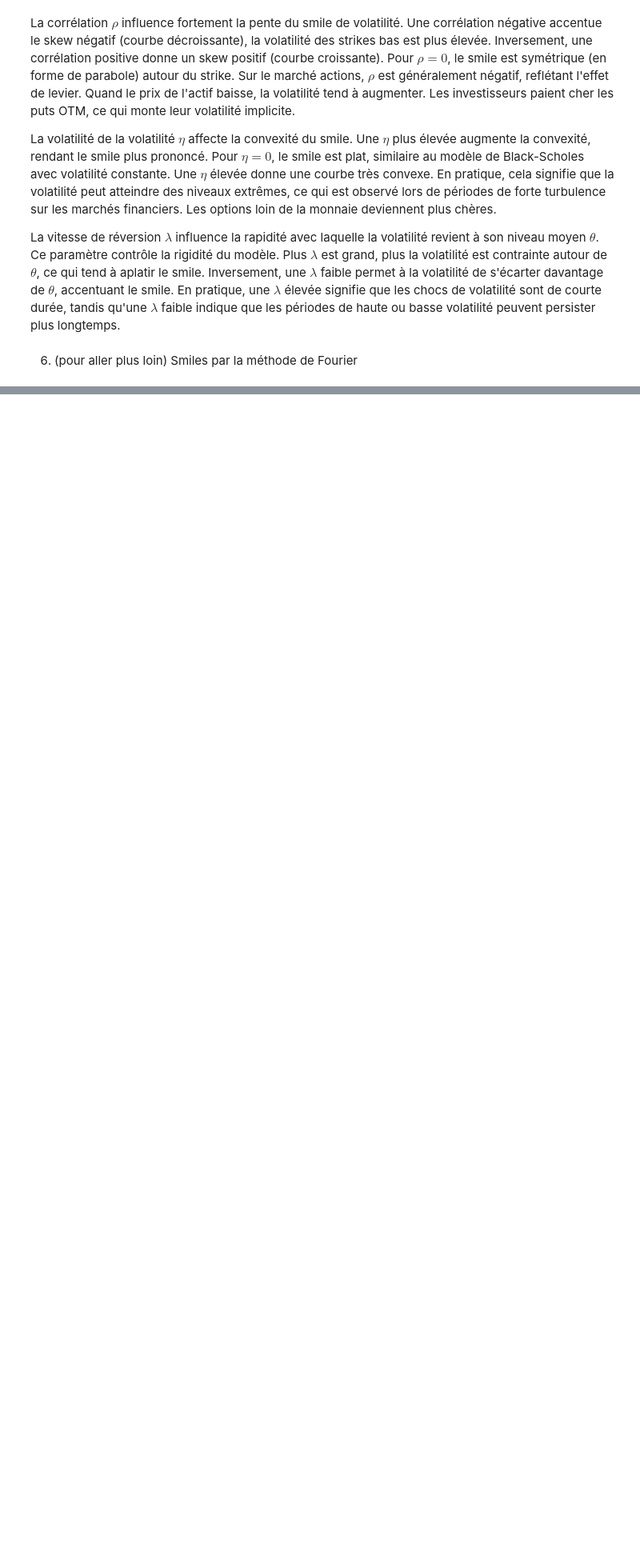
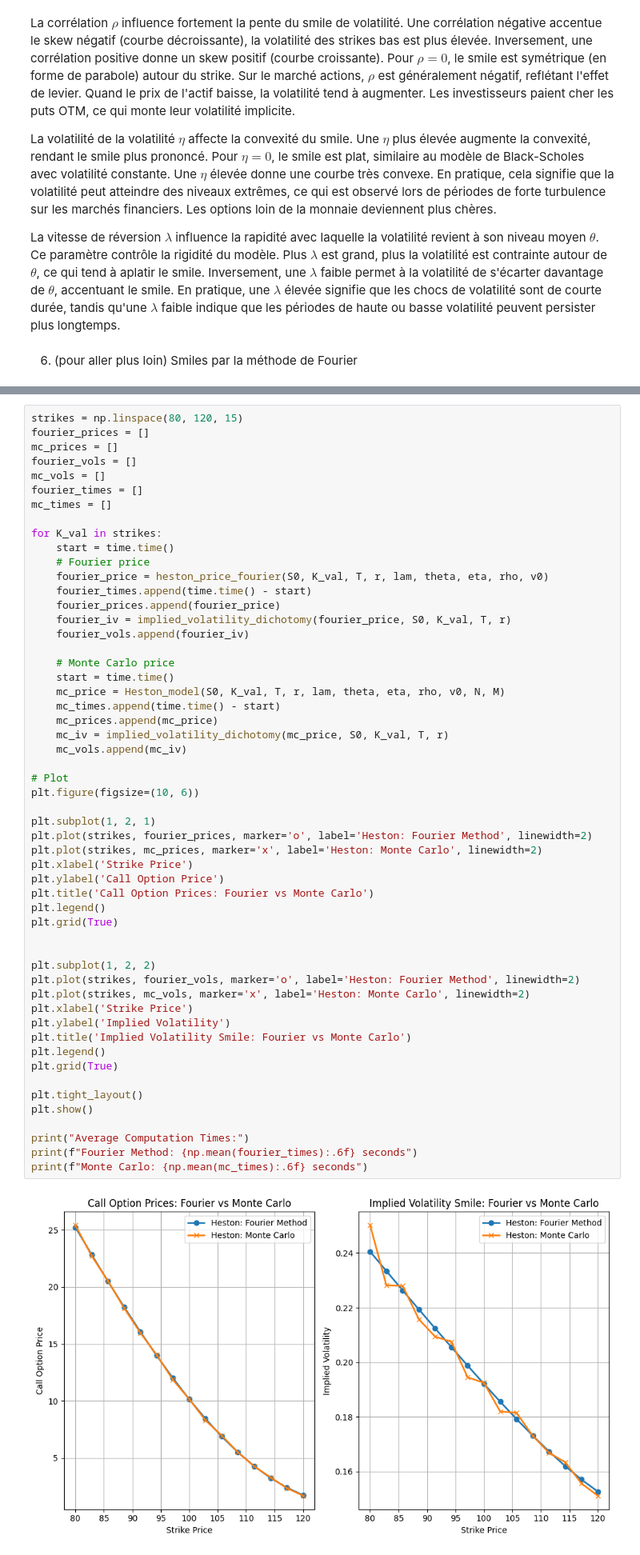
Before and after one commit to adonis107/MDS-MSF, a Jupyter notebook: MSF-QV-JAMAL-ELKBADI-KAPOTOS.ipynb, the cells around one changed output, grey strips where cells are left out. Shown at 80% size. Saved outputs shown, nothing was run; the diff lists cells and outputs as text; blank space fills up the shorter version.

```diff
--- a/MSF-QV-JAMAL-ELKBADI-KAPOTOS.ipynb
+++ b/MSF-QV-JAMAL-ELKBADI-KAPOTOS.ipynb
@@ -296,0 +351,56 @@ La vitesse de réversion $\lambda$ influence la rapidité avec laquelle la volat
+# %%
+strikes = np.linspace(80, 120, 15)
+fourier_prices = []
+mc_prices = []
+fourier_vols = []
+mc_vols = []
+fourier_times = []
+mc_times = []
+
+for K_val in strikes:
+    start = time.time()
+    # Fourier price
+    fourier_price = heston_price_fourier(S0, K_val, T, r, lam, theta, eta, rho, v0)
+    fourier_times.append(time.time() - start)
+    fourier_prices.append(fourier_price)
+    fourier_iv = implied_volatility_dichotomy(fourier_price, S0, K_val, T, r)
+    fourier_vols.append(fourier_iv)
+
+    # Monte Carlo price
+    start = time.time()
+    mc_price = Heston_model(S0, K_val, T, r, lam, theta, eta, rho, v0, N, M)
+    mc_times.append(time.time() - start)
+    mc_prices.append(mc_price)
+    mc_iv = implied_volatility_dichotomy(mc_price, S0, K_val, T, r)
+    mc_vols.append(mc_iv)
+
+# Plot
+plt.figure(figsize=(10, 6))
+
+plt.subplot(1, 2, 1)
+plt.plot(strikes, fourier_prices, marker='o', label='Heston: Fourier Method', linewidth=2)
+plt.plot(strikes, mc_prices, marker='x', label='Heston: Monte Carlo', linewidth=2)
+plt.xlabel('Strike Price')
+plt.ylabel('Call Option Price')
+plt.title('Call Option Prices: Fourier vs Monte Carlo')
+plt.legend()
+plt.grid(True)
+
+
+plt.subplot(1, 2, 2)
+plt.plot(strikes, fourier_vols, marker='o', label='Heston: Fourier Method', linewidth=2)
+plt.plot(strikes, mc_vols, marker='x', label='Heston: Monte Carlo', linewidth=2)
+plt.xlabel('Strike Price')
+plt.ylabel('Implied Volatility')
+plt.title('Implied Volatility Smile: Fourier vs Monte Carlo')
+plt.legend()
+plt.grid(True)
+
+plt.tight_layout()
+plt.show()
+
+print("Average Computation Times:")
+print(f"Fourier Method: {np.mean(fourier_times):.6f} seconds")
+print(f"Monte Carlo: {np.mean(mc_times):.6f} seconds")
+# %% [output]
+[figure, added]
```
Also changed, not shown: parts of 10 cells of this notebook.
